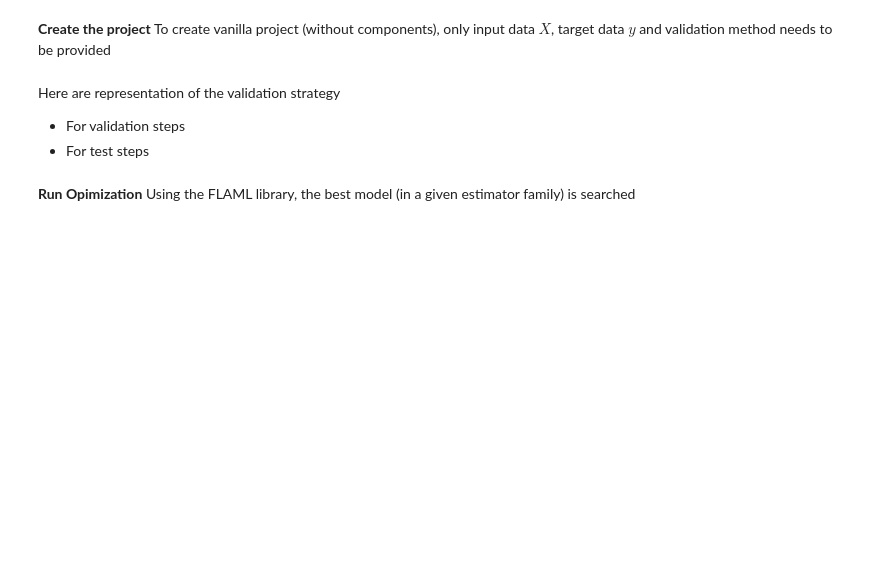
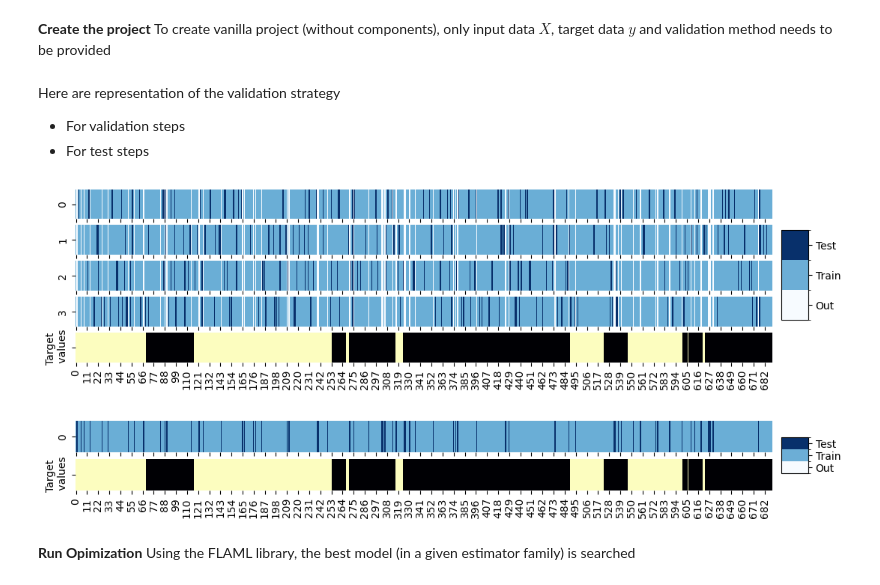
Before and after one commit to eurobios-mews-labs/palma, a Jupyter notebook: examples/classification.ipynb, the cells around one changed output. Saved outputs shown, nothing was run; the diff lists cells and outputs as text; code cells hidden in the pictures; blank space fills up the shorter version.

```diff
--- a/examples/classification.ipynb
+++ b/examples/classification.ipynb
@@ -40,11 +35,17 @@ Here are representation of the validation strategy
 # %%
 res = plotting.plot_splitting_strategy(
     project.X, project.y,
-    iter_cross_validation=project.validation_strategy.indexes_val, cmap="rainbow_r")
+    iter_cross_validation=project.validation_strategy.indexes_val,
+    cmap="rainbow_r")
+# %% [output]
+[figure, added]
 # %%
 res = plotting.plot_splitting_strategy(
     project.X, project.y,
-    iter_cross_validation=project.validation_strategy.indexes_train_test, cmap="rainbow_r")
+    iter_cross_validation=project.validation_strategy.indexes_train_test,
+    cmap="rainbow_r")
+# %% [output]
+[figure, added]
 # %% [markdown]
 **Run Opimization**
 Using the FLAML library, the best model (in a given estimator family) is searched
```
Also changed, not shown: parts of 15 cells of this notebook, 2 other files.
